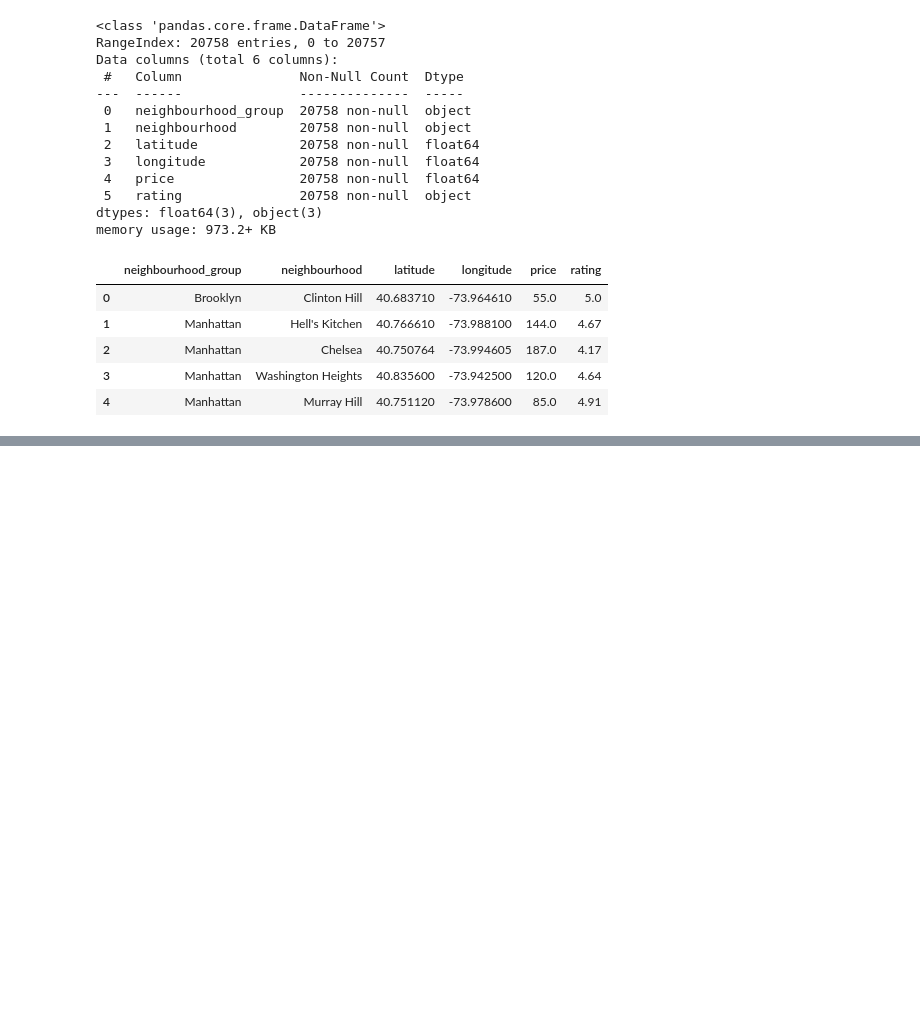
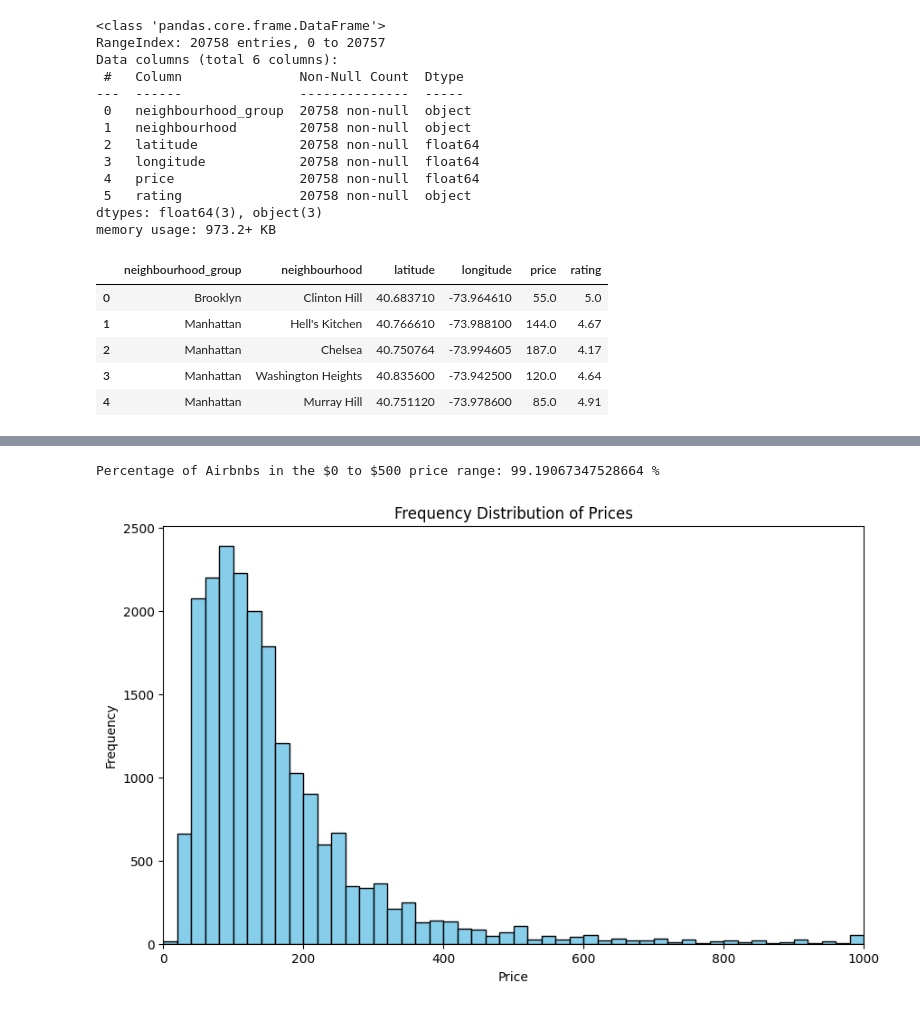
Before and after one commit to jessedanoesastro/gevpro-finalproject, a Jupyter notebook: gevpro_datascience.ipynb, the cells around one changed output, grey strips where cells are left out. Saved outputs shown, nothing was run; the diff lists cells and outputs as text; code cells hidden in the pictures; blank space fills up the shorter version.

```diff
--- a/gevpro_datascience.ipynb
+++ b/gevpro_datascience.ipynb
@@ -91,0 +105,33 @@ df.head()
+# %%
+filtered_df = df[(df['price'] >= 0) & (df['price'] <= 1000)]
+
+total_airbnbs = df.shape[0]
+
+# Calculate the number of Airbnbs in the $0 to $1000 price range
+num_airbnbs_in_range = filtered_df.shape[0]
+
+# Calculate the percentage
+percentage_in_range = (num_airbnbs_in_range / total_airbnbs) * 100
+
+print("Percentage of Airbnbs in the $0 to $1000 price range:", percentage_in_range, "%")
+# %% [output]
+Percentage of Airbnbs in the $0 to $500 price range: 99.19067347528664 %
+# %%
+# Set up the figure and axes
+fig, ax = plt.subplots(figsize=(10, 6))
+
+# Create the histogram
+ax.hist(df['price'], bins=50, range=(0, 1000), color='skyblue', edgecolor='black')
+
+# Add labels and title
+ax.set_xlabel('Price')
+ax.set_ylabel('Frequency')
+ax.set_title('Frequency Distribution of Prices')
+
+# Set the x-axis limit
+ax.set_xlim(0, 1000)
+
+# Show the plot
+plt.show()
+# %% [output]
+[figure, added]
```
Also changed, not shown: parts of 4 cells of this notebook.
